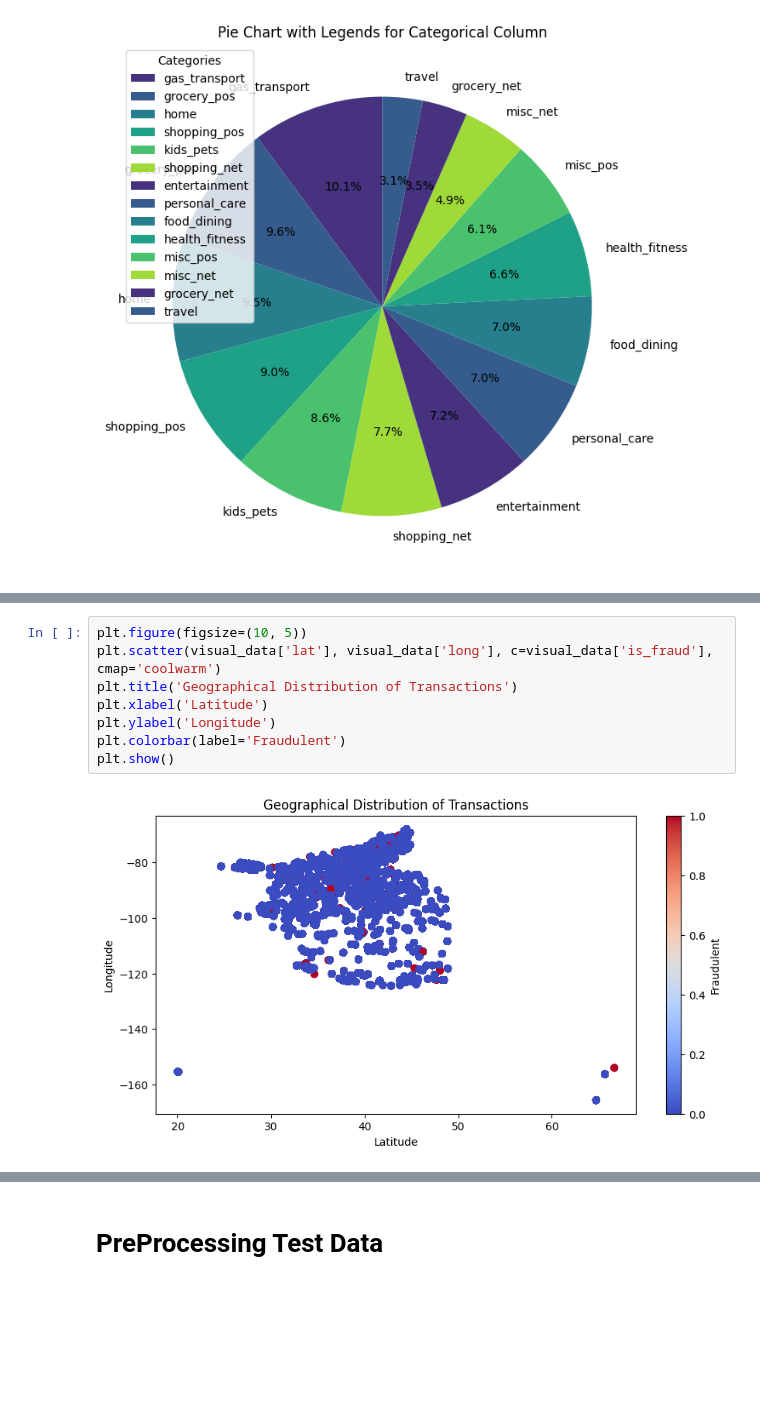
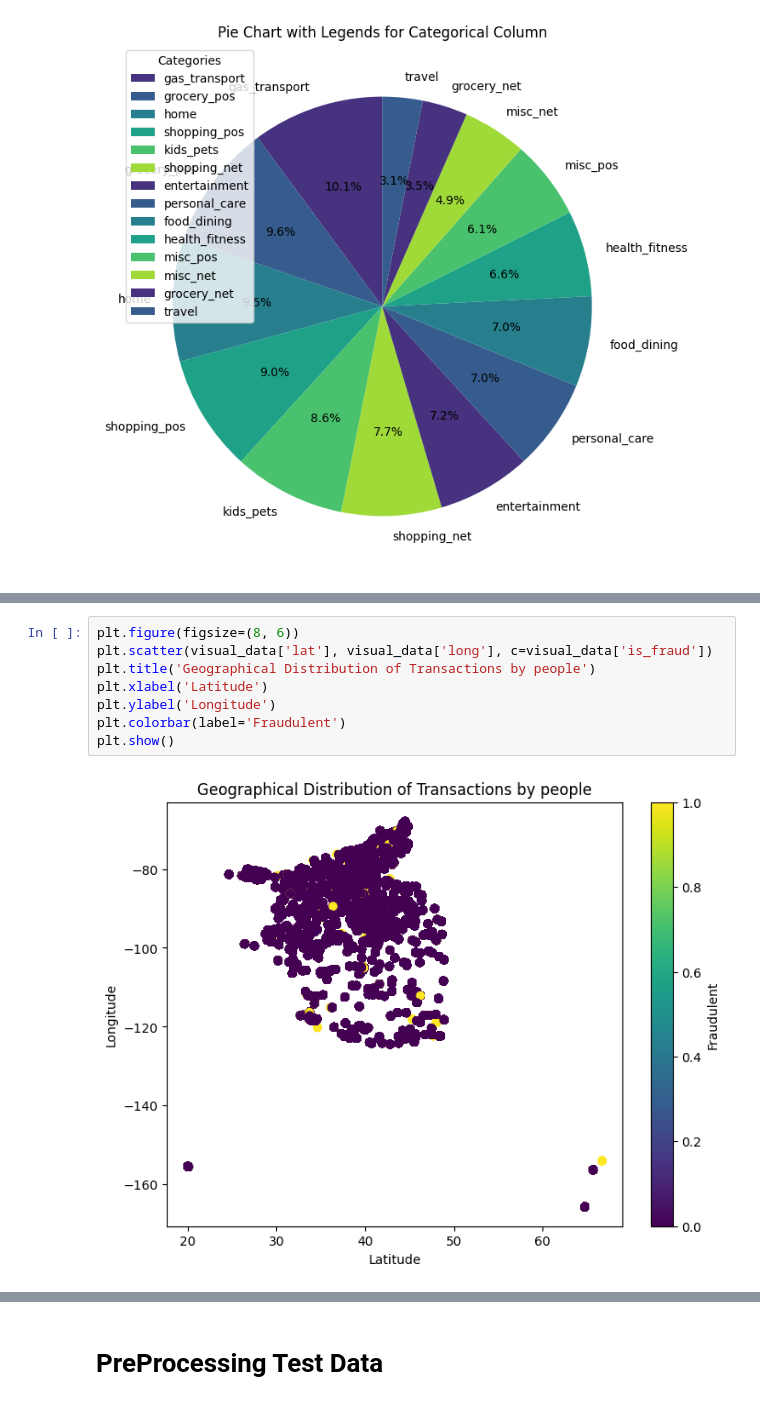
Before and after one commit to jgyfutub/Logical-Rhythm2023, a Jupyter notebook: notebook4ac61d9bb8.ipynb, the cells around one changed output, grey strips where cells are left out. Cells and saved outputs as stored; diff of their text form; blank space fills up the shorter version.

```diff
--- a/notebook4ac61d9bb8.ipynb
+++ b/notebook4ac61d9bb8.ipynb
@@ -139,10 +139,10 @@ plt.show()
 # %%
-plt.figure(figsize=(10, 5))
-plt.scatter(visual_data['lat'], visual_data['long'], c=visual_data['is_fraud'], cmap='coolwarm')
-plt.title('Geographical Distribution of Transactions')
+plt.figure(figsize=(8, 6))
+plt.scatter(visual_data['lat'], visual_data['long'], c=visual_data['is_fraud'])
+plt.title('Geographical Distribution of Transactions by people')
 plt.xlabel('Latitude')
 plt.ylabel('Longitude')
 plt.colorbar(label='Fraudulent')
 plt.show()
 # %% [output]
-[figure, old version]
+[figure, new version]
```
Also changed, not shown: parts of 19 cells of this notebook.
